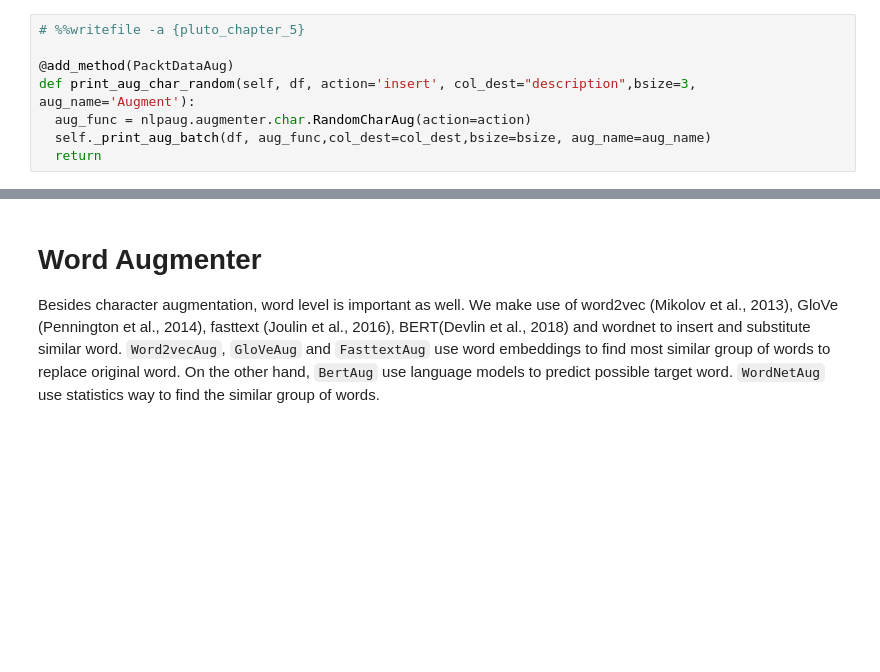
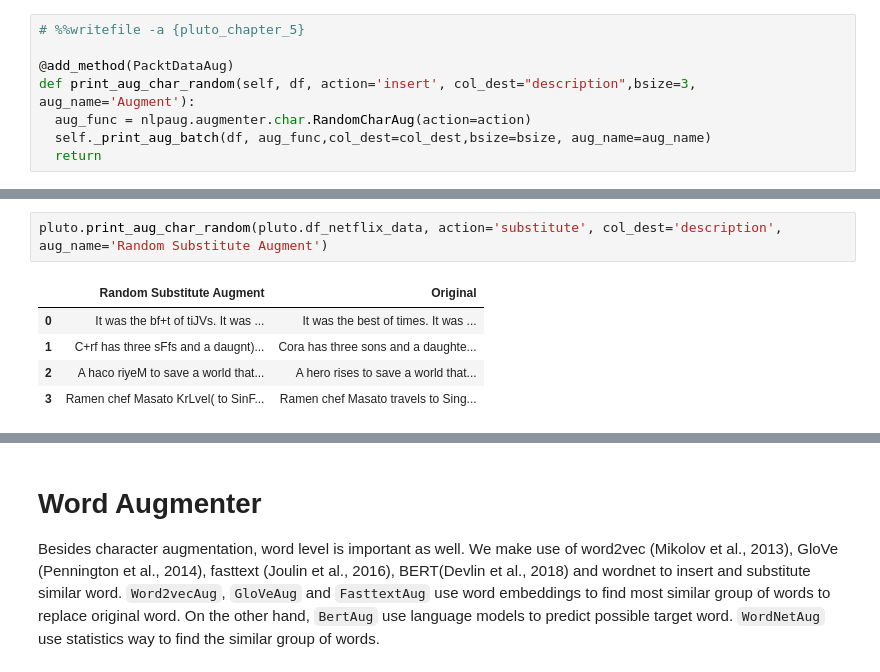
Before and after one commit to PacktPublishing/Data-Augmentation-with-Python, a Jupyter notebook: data_augmentation_with_python_chapter_5.ipynb, the cells around one changed output, grey strips where cells are left out. Drawn from its saved outputs; the diff is of its cells as text; blank space fills up the shorter version.

```diff
--- a/data_augmentation_with_python_chapter_5.ipynb
+++ b/data_augmentation_with_python_chapter_5.ipynb
@@ -499,0 +460,8 @@ Augmented Text:
+# %%
+pluto.print_aug_char_random(pluto.df_netflix_data, action='substitute', col_dest='description', aug_name='Random Substitute Augment')
+# %% [output]
+|  | Random Substitute Augment | Original |
+| 0 | It was the bf+t of tiJVs. It was ... | It was the best of times. It was ... |
+| 1 | C+rf has three sFfs and a daugnt)... | Cora has three sons and a daughte... |
+| 2 | A haco riyeM to save a world that... | A hero rises to save a world that... |
+| 3 | Ramen chef Masato KrLvel( to SinF... | Ramen chef Masato travels to Sing... |
```
Also changed, not shown: parts of 61 cells of this notebook.
